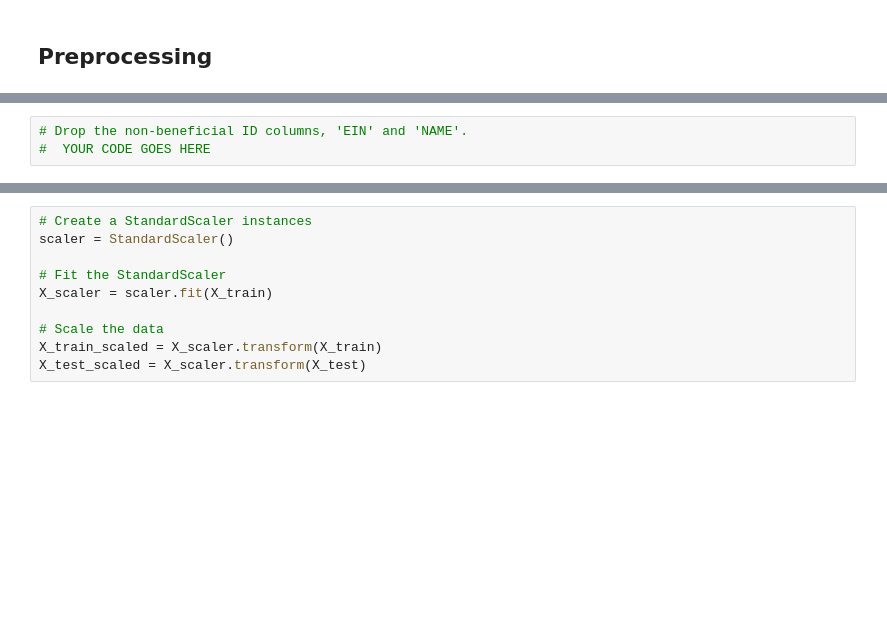
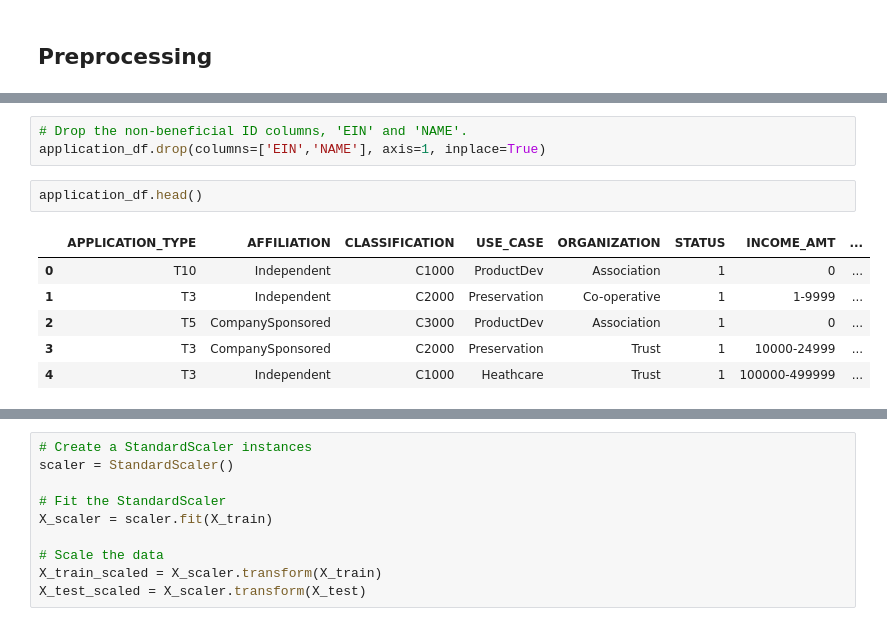
Before and after one commit to Fescamil1/Deep_learning_challenge_Charity_Fund_Predictor, a Jupyter notebook: AlphabetSoupCharity_Optimzation.ipynb, the cells around one changed output, grey strips where cells are left out. Saved outputs shown, nothing was run; the diff lists cells and outputs as text; blank space fills up the shorter version.

```diff
--- a/AlphabetSoupCharity_Optimzation.ipynb
+++ b/AlphabetSoupCharity_Optimzation.ipynb
@@ -17,5 +29,14 @@ ModuleNotFoundError: No module named 'tensorflow'
 # %%
 # Drop the non-beneficial ID columns, 'EIN' and 'NAME'.
-#  YOUR CODE GOES HERE
+application_df.drop(columns=['EIN','NAME'], axis=1, inplace=True)
+# %%
+application_df.head()
+# %% [output]
+|  | APPLICATION_TYPE | AFFILIATION | CLASSIFICATION | USE_CASE | ORGANIZATION | STATUS | INCOME_AMT | ... |
+| 0 | T10 | Independent | C1000 | ProductDev | Association | 1 | 0 | ... |
+| 1 | T3 | Independent | C2000 | Preservation | Co-operative | 1 | 1-9999 | ... |
+| 2 | T5 | CompanySponsored | C3000 | ProductDev | Association | 1 | 0 | ... |
+| 3 | T3 | CompanySponsored | C2000 | Preservation | Trust | 1 | 10000-24999 | ... |
+| 4 | T3 | Independent | C1000 | Heathcare | Trust | 1 | 100000-499999 | ... |
 # %%
 # Determine the number of unique values in each column.
```
Also changed, not shown: parts of 37 cells of this notebook, 1 other file.
